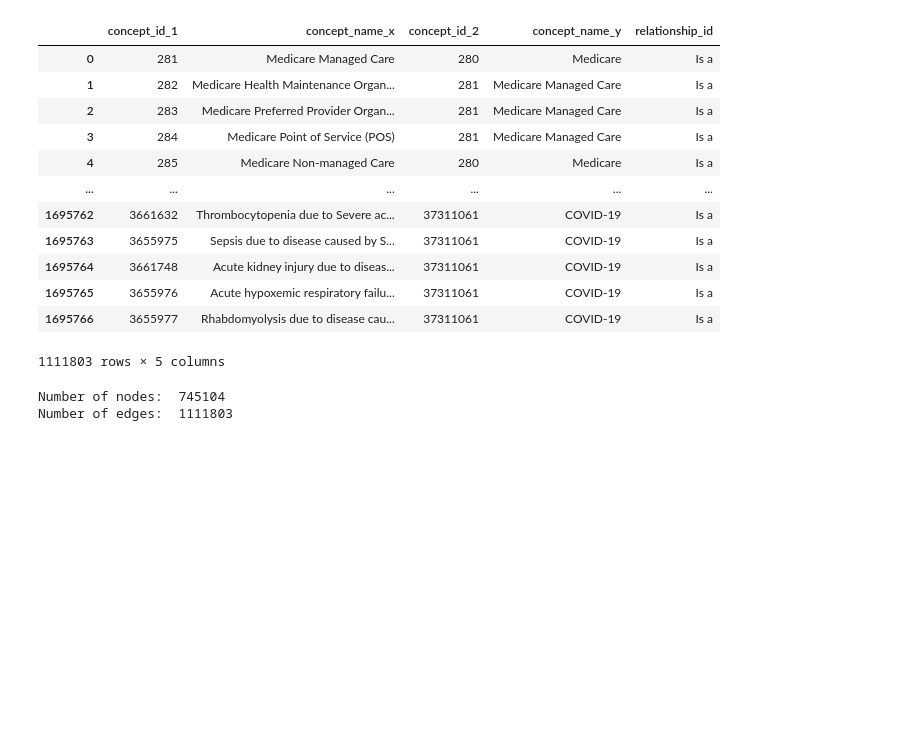
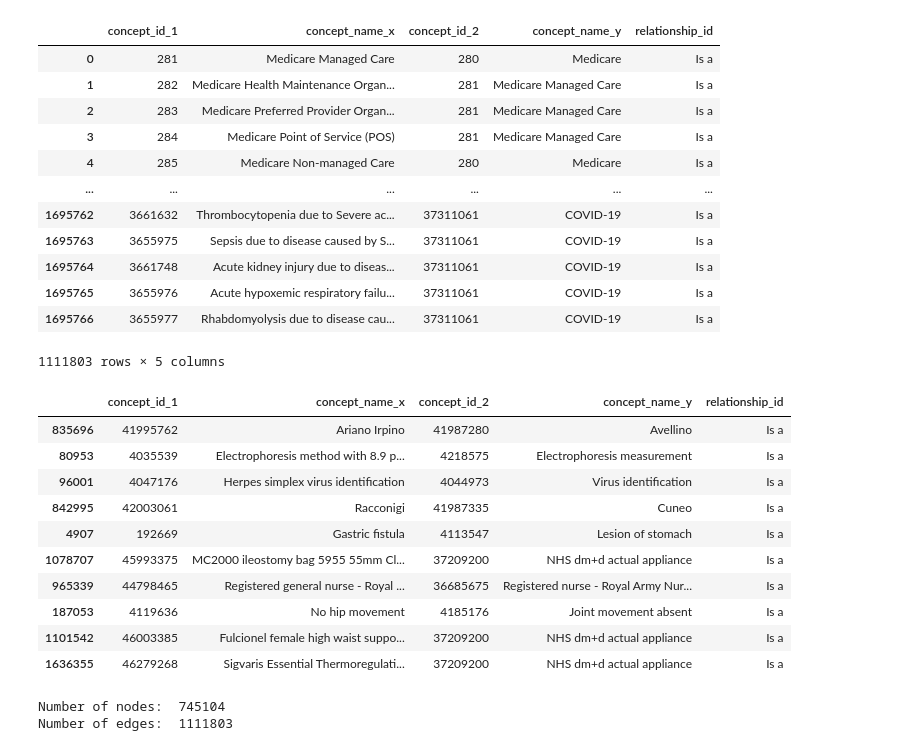
Before and after one commit to Nusha34/MasterThesis, a Jupyter notebook: poincare/get_info_for_thesis.ipynb, the cells around one changed output. Drawn from its saved outputs; the diff is of its cells as text; code cells hidden in the pictures; blank space fills up the shorter version.

```diff
--- a/poincare/get_info_for_thesis.ipynb
+++ b/poincare/get_info_for_thesis.ipynb
@@ -45,6 +47,21 @@ df
 | 1695765 | 3655976 | Acute hypoxemic respiratory failu... | 37311061 | COVID-19 | Is a |
 | 1695766 | 3655977 | Rhabdomyolysis due to disease cau... | 37311061 | COVID-19 | Is a |
 1111803 rows × 5 columns
+# %%
+#get some random records from dataframe
+df.sample(10)
+# %% [output]
+|  | concept_id_1 | concept_name_x | concept_id_2 | concept_name_y | relationship_id |
+| 835696 | 41995762 | Ariano Irpino | 41987280 | Avellino | Is a |
+| 80953 | 4035539 | Electrophoresis method with 8.9 p... | 4218575 | Electrophoresis measurement | Is a |
+| 96001 | 4047176 | Herpes simplex virus identification | 4044973 | Virus identification | Is a |
+| 842995 | 42003061 | Racconigi | 41987335 | Cuneo | Is a |
+| 4907 | 192669 | Gastric fistula | 4113547 | Lesion of stomach | Is a |
+| 1078707 | 45993375 | MC2000 ileostomy bag 5955 55mm Cl... | 37209200 | NHS dm+d actual appliance | Is a |
+| 965339 | 44798465 | Registered general nurse - Royal ... | 36685675 | Registered nurse - Royal Army Nur... | Is a |
+| 187053 | 4119636 | No hip movement | 4185176 | Joint movement absent | Is a |
+| 1101542 | 46003385 | Fulcionel female high waist suppo... | 37209200 | NHS dm+d actual appliance | Is a |
+| 1636355 | 46279268 | Sigvaris Essential Thermoregulati... | 37209200 | NHS dm+d actual appliance | Is a |
 # %%
 #calculate number of nodes and edges
 print('Number of nodes: ', len(df.concept_id_1.unique()))
```
Also changed, not shown: parts of 1 cell of this notebook, 6 other files.
